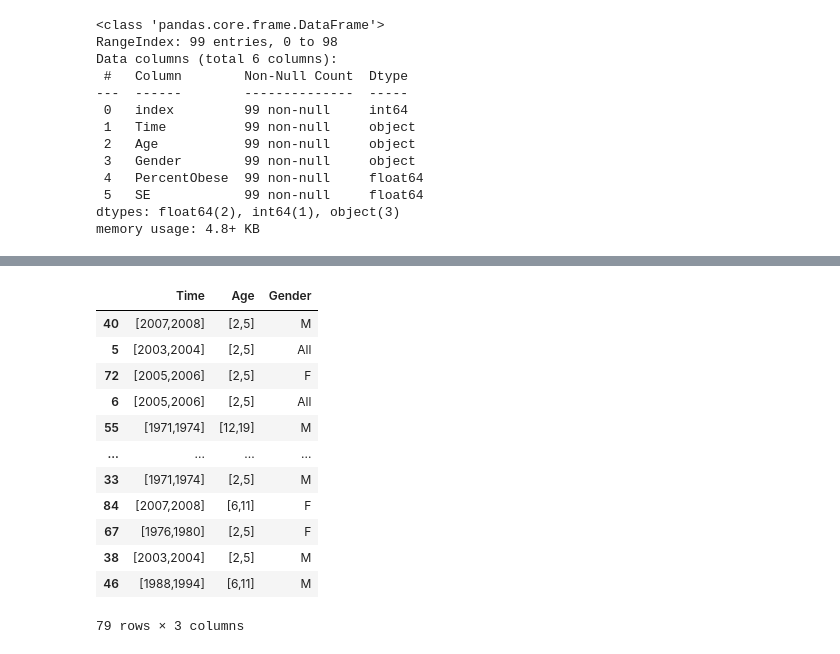
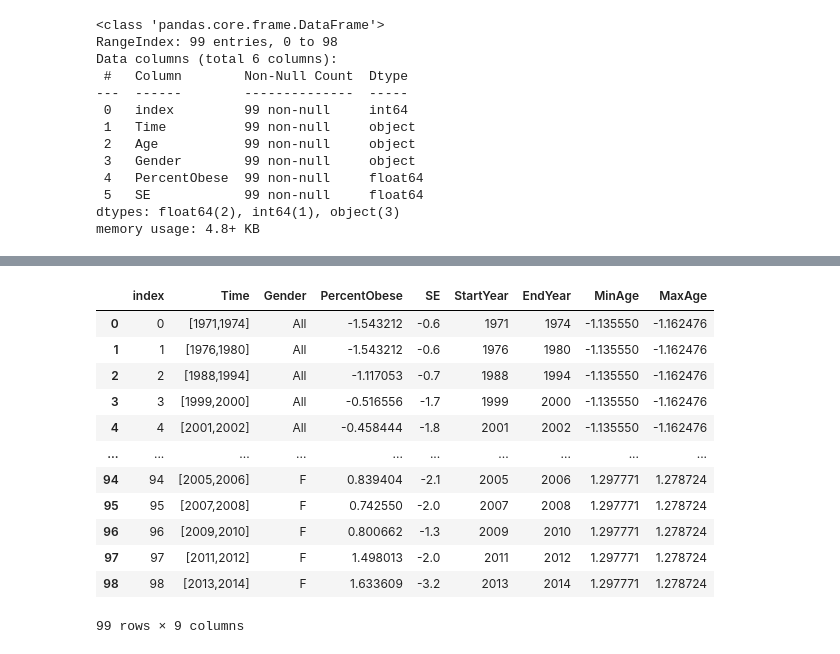
Before and after one commit to yuurisha/ML-ChildhoodObesityPrediction, a Jupyter notebook: Obesity.ipynb, the cells around one changed output, grey strips where cells are left out. Saved outputs shown, nothing was run; the diff lists cells and outputs as text; code cells hidden in the pictures.

```diff
--- a/Obesity.ipynb
+++ b/Obesity.ipynb
@@ -63,16 +39,0 @@ train_data
-# %%
-X_train
-# %% [output]
-|  | Time | Age | Gender |
-| 40 | [2007,2008] | [2,5] | M |
-| 5 | [2003,2004] | [2,5] | All |
-| 72 | [2005,2006] | [2,5] | F |
-| 6 | [2005,2006] | [2,5] | All |
-| 55 | [1971,1974] | [12,19] | M |
-| ... | ... | ... | ... |
-| 33 | [1971,1974] | [2,5] | M |
-| 84 | [2007,2008] | [6,11] | F |
-| 67 | [1976,1980] | [2,5] | F |
-| 38 | [2003,2004] | [2,5] | M |
-| 46 | [1988,1994] | [6,11] | M |
-79 rows × 3 columns
@@ -78,0 +63,16 @@ X_train
+# %%
+data
+# %% [output]
+|  | index | Time | Gender | PercentObese | SE | StartYear | EndYear | MinAge | MaxAge |
+| 0 | 0 | [1971,1974] | All | -1.543212 | -0.6 | 1971 | 1974 | -1.135550 | -1.162476 |
+| 1 | 1 | [1976,1980] | All | -1.543212 | -0.6 | 1976 | 1980 | -1.135550 | -1.162476 |
+| 2 | 2 | [1988,1994] | All | -1.117053 | -0.7 | 1988 | 1994 | -1.135550 | -1.162476 |
+| 3 | 3 | [1999,2000] | All | -0.516556 | -1.7 | 1999 | 2000 | -1.135550 | -1.162476 |
+| 4 | 4 | [2001,2002] | All | -0.458444 | -1.8 | 2001 | 2002 | -1.135550 | -1.162476 |
+| ... | ... | ... | ... | ... | ... | ... | ... | ... | ... |
+| 94 | 94 | [2005,2006] | F | 0.839404 | -2.1 | 2005 | 2006 | 1.297771 | 1.278724 |
+| 95 | 95 | [2007,2008] | F | 0.742550 | -2.0 | 2007 | 2008 | 1.297771 | 1.278724 |
+| 96 | 96 | [2009,2010] | F | 0.800662 | -1.3 | 2009 | 2010 | 1.297771 | 1.278724 |
+| 97 | 97 | [2011,2012] | F | 1.498013 | -2.0 | 2011 | 2012 | 1.297771 | 1.278724 |
+| 98 | 98 | [2013,2014] | F | 1.633609 | -3.2 | 2013 | 2014 | 1.297771 | 1.278724 |
+99 rows × 9 columns
```
Also changed, not shown: parts of 6 cells of this notebook.
